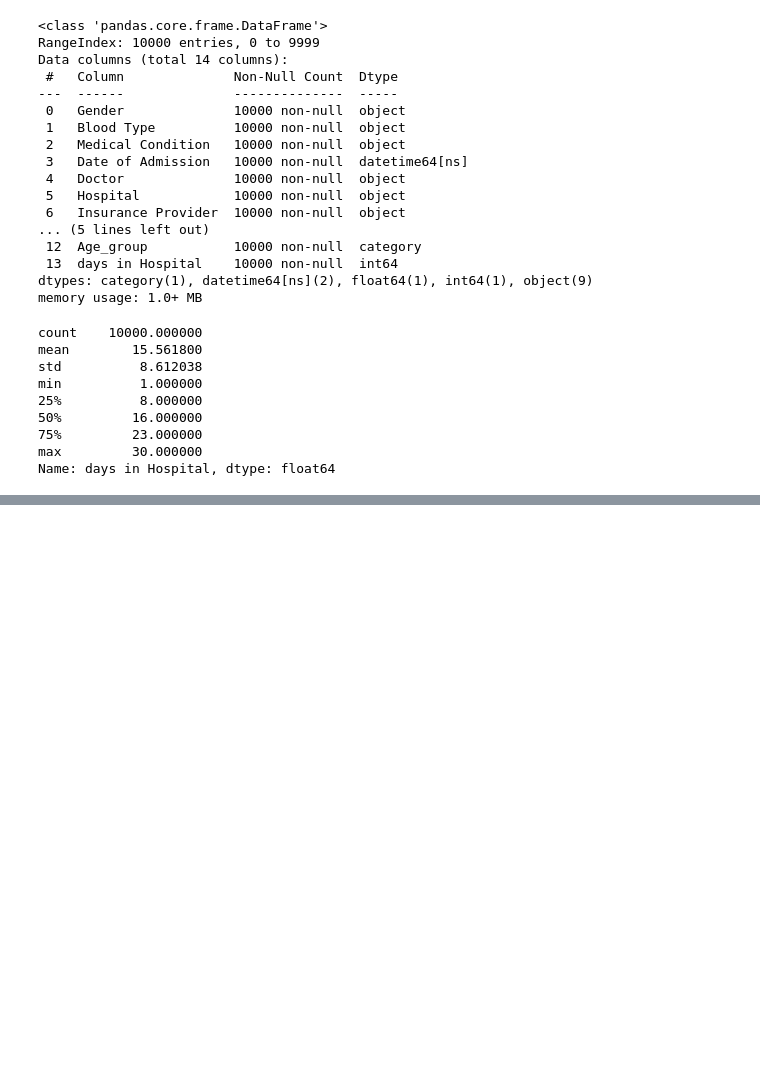
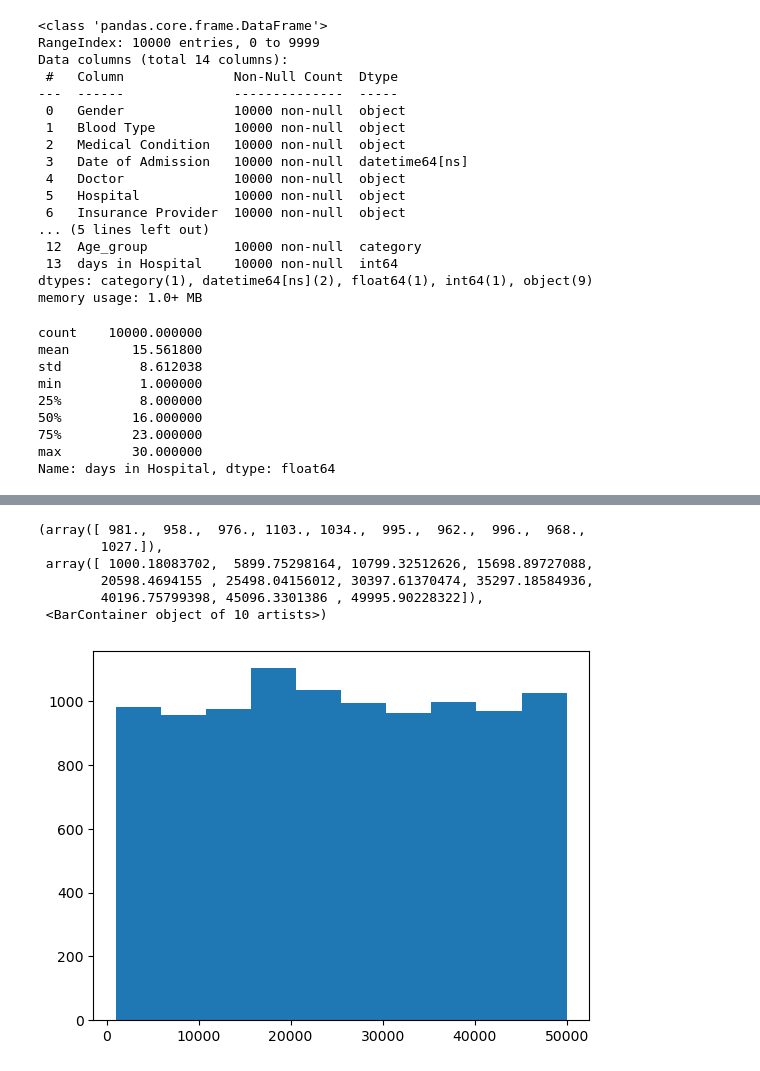
Before and after one commit to saravanans200/Datadrift_POC_with_health_data, a Jupyter notebook: Datadrift.ipynb, the cells around one changed output, grey strips where cells are left out. Drawn from its saved outputs; the diff is of its cells as text; code cells hidden in the pictures; blank space fills up the shorter version.

```diff
--- a/Datadrift.ipynb
+++ b/Datadrift.ipynb
@@ -286,0 +304,10 @@ Name: days in Hospital, dtype: float64
+# %%
+plt.hist(input_data["Billing Amount"])
+# %% [output]
+(array([ 981.,  958.,  976., 1103., 1034.,  995.,  962.,  996.,  968.,
+        1027.]),
+ array([ 1000.18083702,  5899.75298164, 10799.32512626, 15698.89727088,
+        20598.4694155 , 25498.04156012, 30397.61370474, 35297.18584936,
+        40196.75799398, 45096.3301386 , 49995.90228322]),
+ <BarContainer object of 10 artists>)
+[figure, added]
```
Also changed, not shown: parts of 8 cells of this notebook, 1 other file.
